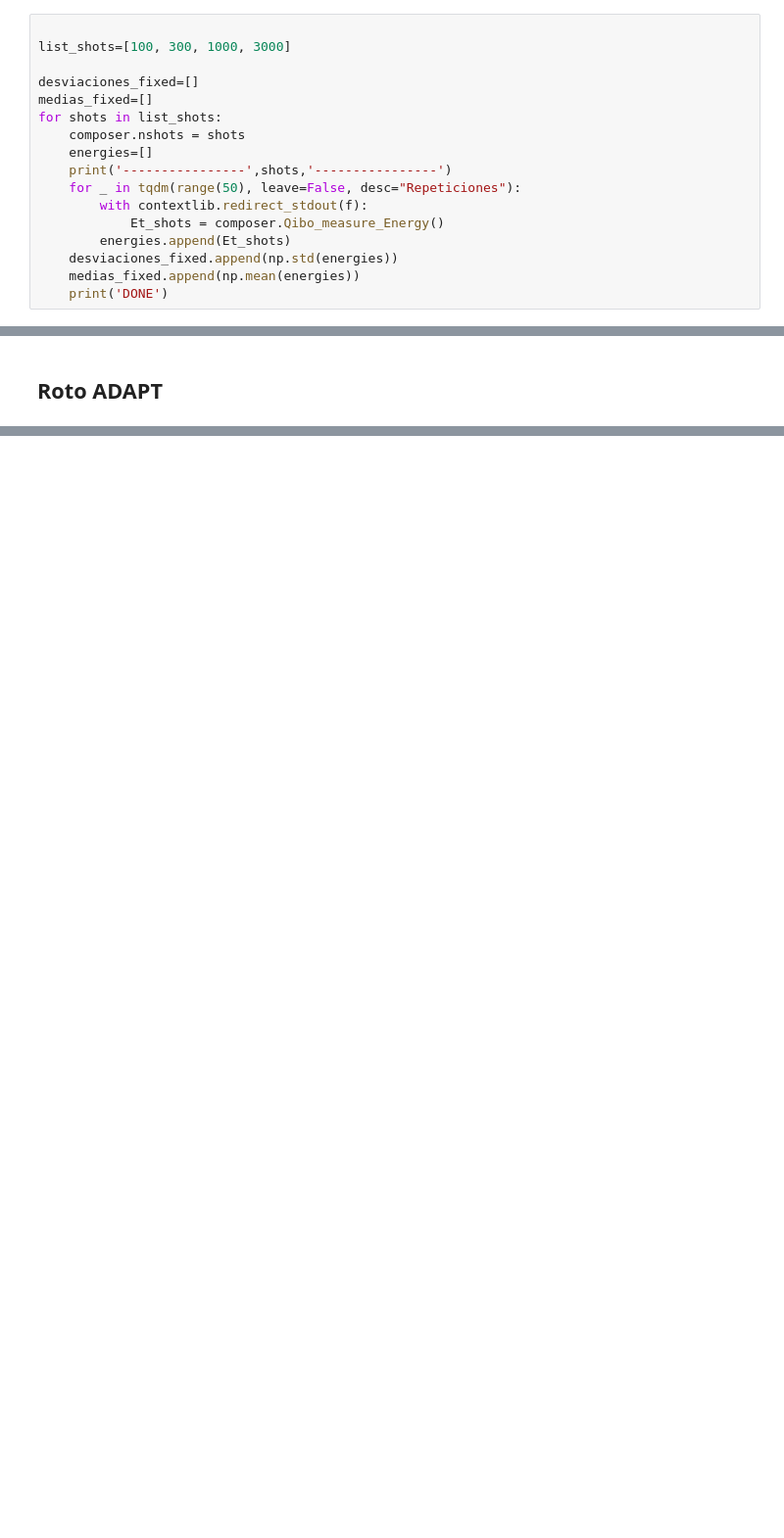
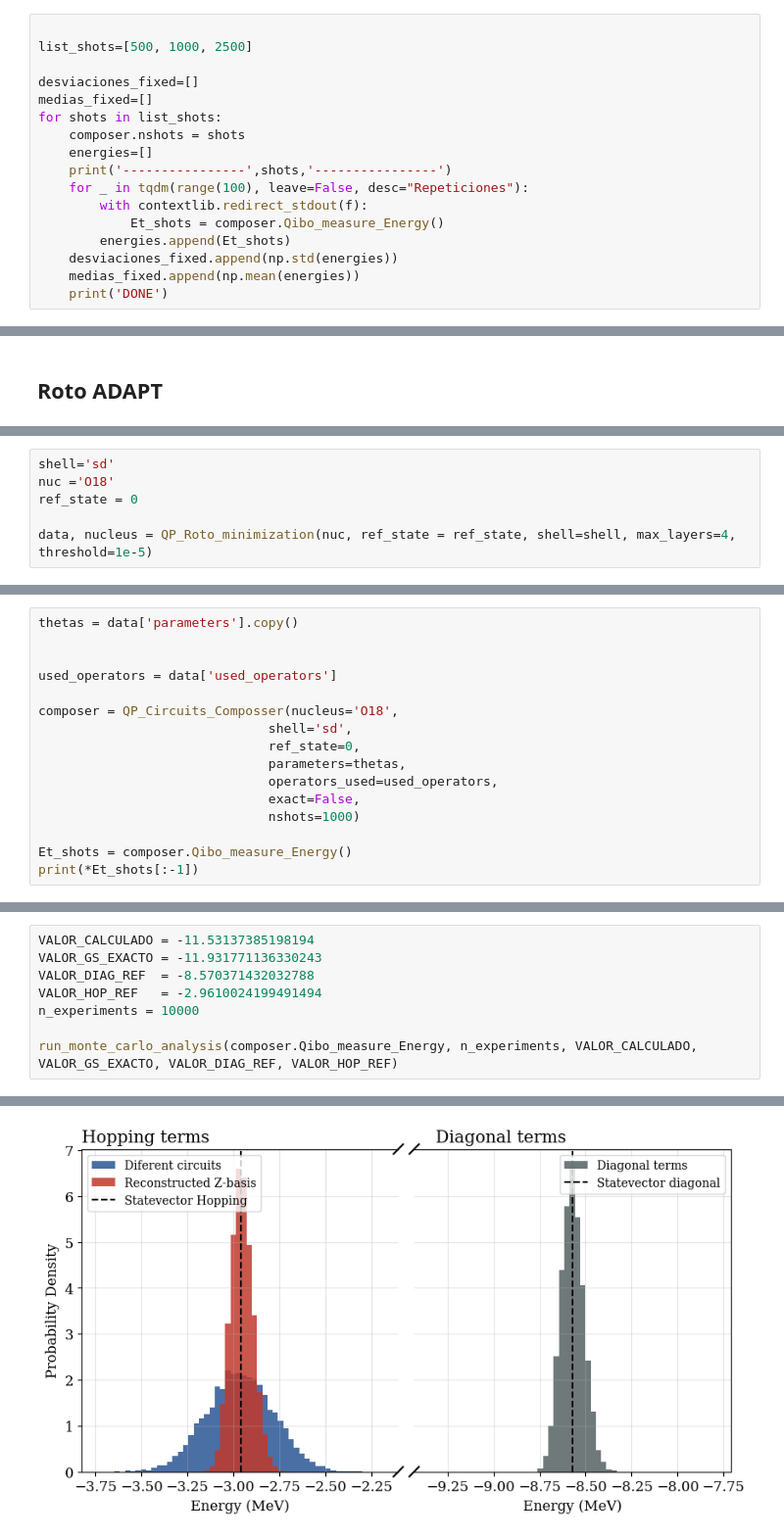
Before and after one commit to ArnauMoron/quantum-nuclear-sim, a Jupyter notebook: ADAPT-VQE simulations.ipynb, the cells around one changed output, grey strips where cells are left out. Shown at 98% size. Saved outputs shown, nothing was run; the diff lists cells and outputs as text; blank space fills up the shorter version.

```diff
--- a/ADAPT-VQE simulations.ipynb
+++ b/ADAPT-VQE simulations.ipynb
@@ -185,6 +187,6 @@ Two body energies with 4 diferent index:  -5.686448630220482
 # %%
 
-list_shots=[100, 300, 1000, 3000]
+list_shots=[500, 1000, 2500]
 
 desviaciones_fixed=[]
 medias_fixed=[]
@@ -192,7 +194,7 @@ for shots in list_shots:
     composer.nshots = shots
     energies=[]
     print('----------------',shots,'----------------')
-    for _ in tqdm(range(50), leave=False, desc="Repeticiones"):
+    for _ in tqdm(range(100), leave=False, desc="Repeticiones"):
         with contextlib.redirect_stdout(f):
             Et_shots = composer.Qibo_measure_Energy()
         energies.append(Et_shots)
@@ -736,0 +1127,6 @@ DONE
+# %%
+shell='sd'
+nuc ='O18'
+ref_state = 0
+
+data, nucleus = QP_Roto_minimization(nuc, ref_state = ref_state, shell=shell, max_layers=4, threshold=1e-5)
@@ -736,0 +1151,16 @@ DONE
+# %%
+thetas = data['parameters'].copy()
+
+
+used_operators = data['used_operators']
+
+composer = QP_Circuits_Composser(nucleus='O18',
+                              shell='sd',
+                              ref_state=0,
+                              parameters=thetas,
+                              operators_used=used_operators,
+                              exact=False,
+                              nshots=1000)
+
+Et_shots = composer.Qibo_measure_Energy()
+print(*Et_shots[:-1])
@@ -736,0 +1169,9 @@ DONE
+# %%
+VALOR_CALCULADO = -11.53137385198194
+VALOR_GS_EXACTO = -11.931771136330243
+VALOR_DIAG_REF  = -8.570371432032788
+VALOR_HOP_REF   = -2.9610024199491494
+n_experiments = 10000
+
+run_monte_carlo_analysis(composer.Qibo_measure_Energy, n_experiments, VALOR_CALCULADO, VALOR_GS_EXACTO, VALOR_DIAG_REF, VALOR_HOP_REF)
+# %% [output]
@@ -736,0 +1179 @@ DONE
+[figure, added]
```
Also changed, not shown: parts of 70 cells of this notebook, 41 other files.
